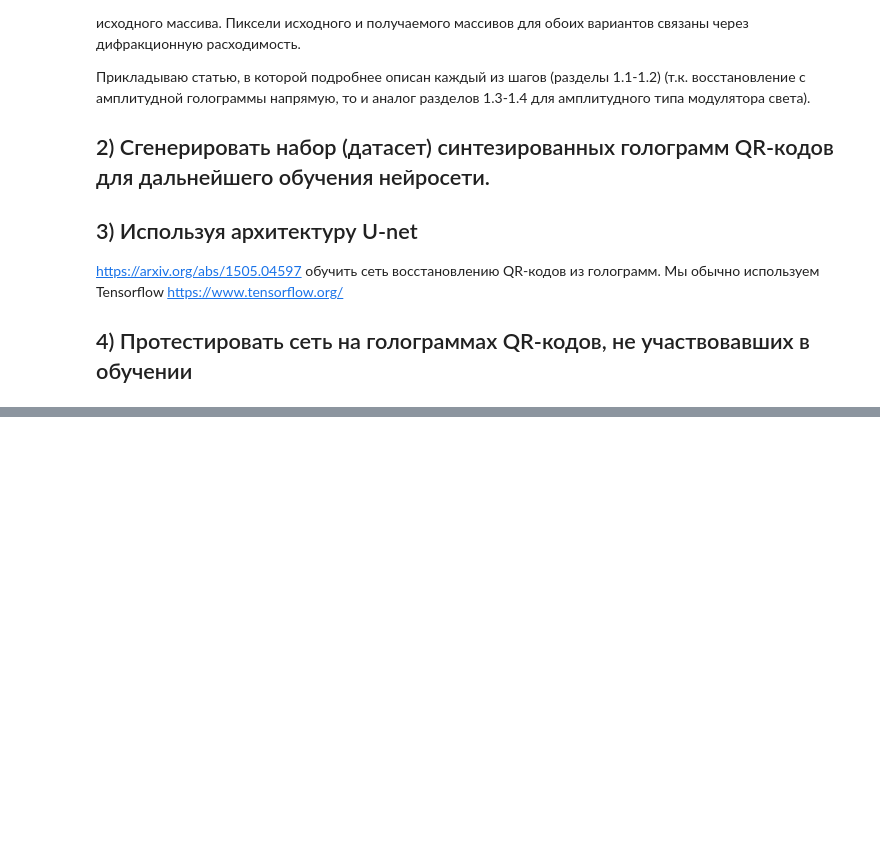
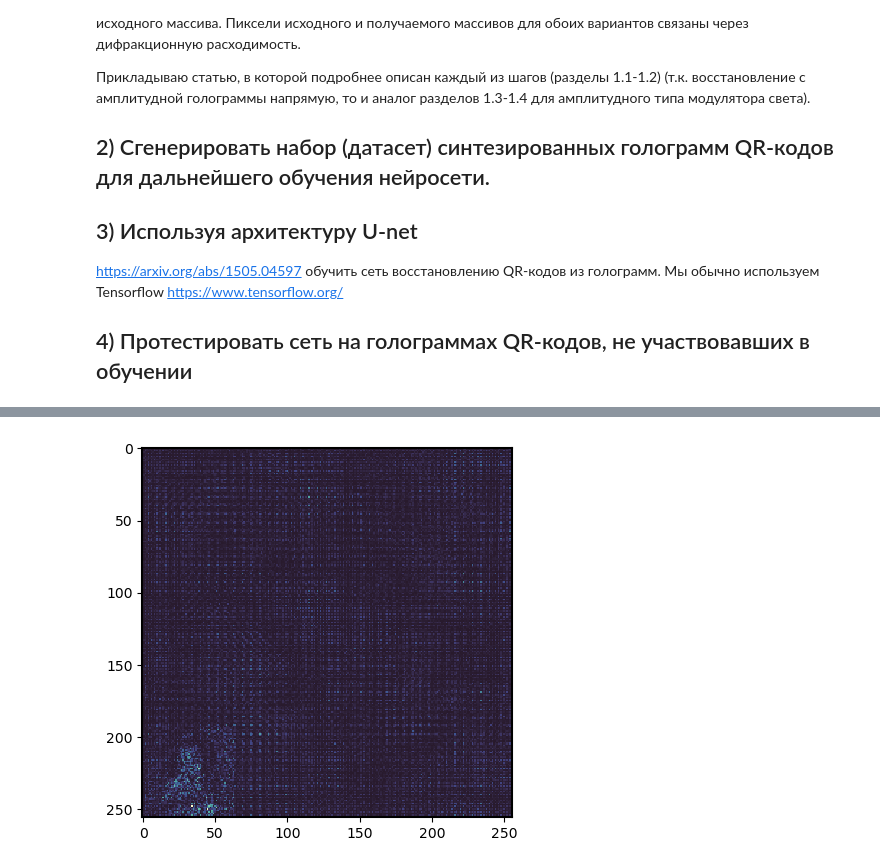
Before and after one commit to DrozdovMK/Hologram, a Jupyter notebook: InternTest.ipynb, the cells around one changed output, grey strips where cells are left out. Saved outputs shown, nothing was run; the diff lists cells and outputs as text; code cells hidden in the pictures; blank space fills up the shorter version.

```diff
--- a/InternTest.ipynb
+++ b/InternTest.ipynb
@@ -100,0 +114,10 @@ plt.show()
+# %%
+plt.close()
+rec_holo = FrenelDifr(intensity, z =  z_0, dx = wavelength * z_0 / (N * pixel_size))
+rec_image = np.abs(rec_holo) ** 2
+
+rec_image = quantize_signal(rec_image,256)
+plt.imshow(rec_image)
+plt.show()
+# %% [output]
+[figure, added]
```
Also changed, not shown: parts of 3 cells of this notebook.
